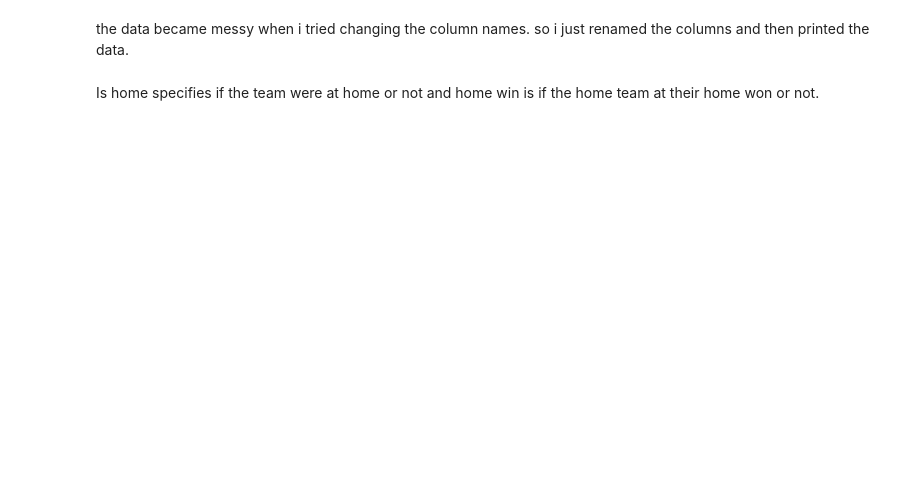
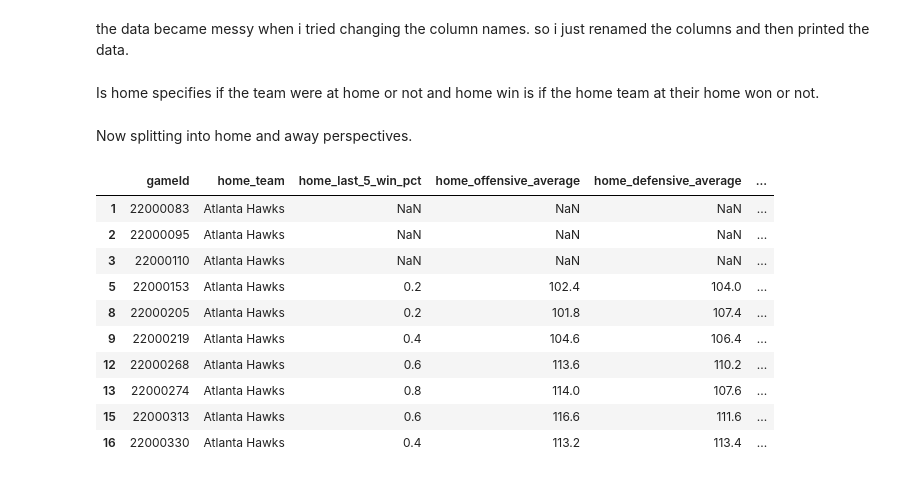
Before and after one commit to AayushPandey-hub/nba-win-prediction, a Jupyter notebook: featureengineering.ipynb, the cells around one changed output. Saved outputs shown, nothing was run; the diff lists cells and outputs as text; code cells hidden in the pictures; blank space fills up the shorter version.

Commit message:
created the different but same variablesn now for each home and away

```diff
--- a/featureengineering.ipynb
+++ b/featureengineering.ipynb
@@ -371,3 +371,52 @@ team_games.head(20)
 the data became messy when i tried changing the column names. so i just renamed the columns and then printed the data.
 # %% [markdown]
 Is home specifies if the team were at home or not and home win is if the home team at their home won or not.
+# %% [markdown]
+Now splitting into home and away perspectives.
+# %%
+home_features = team_games[
+    team_games["is_home"] == 1
+].copy()
+
+away_features = team_games[
+    team_games["is_home"] == 0
+].copy()
+
+feature_cols = [
+    "gameId",
+    "team",
+    "last_5_win_pct",
+    "offensive_average",
+    "defensive_average",
+    "last_5_point_diff"
+]
+
+home_features = home_features[feature_cols]
+away_features = away_features[feature_cols]
+
+# adding prefixes in them
+home_features = home_features.add_prefix("home_")
+away_features = away_features.add_prefix("away_")
+
+
+home_features = home_features.rename(
+    columns={"home_gameId": "gameId"}
+)
+
+away_features = away_features.rename(
+    columns={"away_gameId": "gameId"}
+)
+
+home_features.head(10)
+# %% [output]
+|  | gameId | home_team | home_last_5_win_pct | home_offensive_average | home_defensive_average | ... |
+| 1 | 22000083 | Atlanta Hawks | NaN | NaN | NaN | ... |
+| 2 | 22000095 | Atlanta Hawks | NaN | NaN | NaN | ... |
+| 3 | 22000110 | Atlanta Hawks | NaN | NaN | NaN | ... |
+| 5 | 22000153 | Atlanta Hawks | 0.2 | 102.4 | 104.0 | ... |
+| 8 | 22000205 | Atlanta Hawks | 0.2 | 101.8 | 107.4 | ... |
+| 9 | 22000219 | Atlanta Hawks | 0.4 | 104.6 | 106.4 | ... |
+| 12 | 22000268 | Atlanta Hawks | 0.6 | 113.6 | 110.2 | ... |
+| 13 | 22000274 | Atlanta Hawks | 0.8 | 114.0 | 107.6 | ... |
+| 15 | 22000313 | Atlanta Hawks | 0.6 | 116.6 | 111.6 | ... |
+| 16 | 22000330 | Atlanta Hawks | 0.4 | 113.2 | 113.4 | ... |
```
Also changed, not shown: parts of 8 cells of this notebook.
